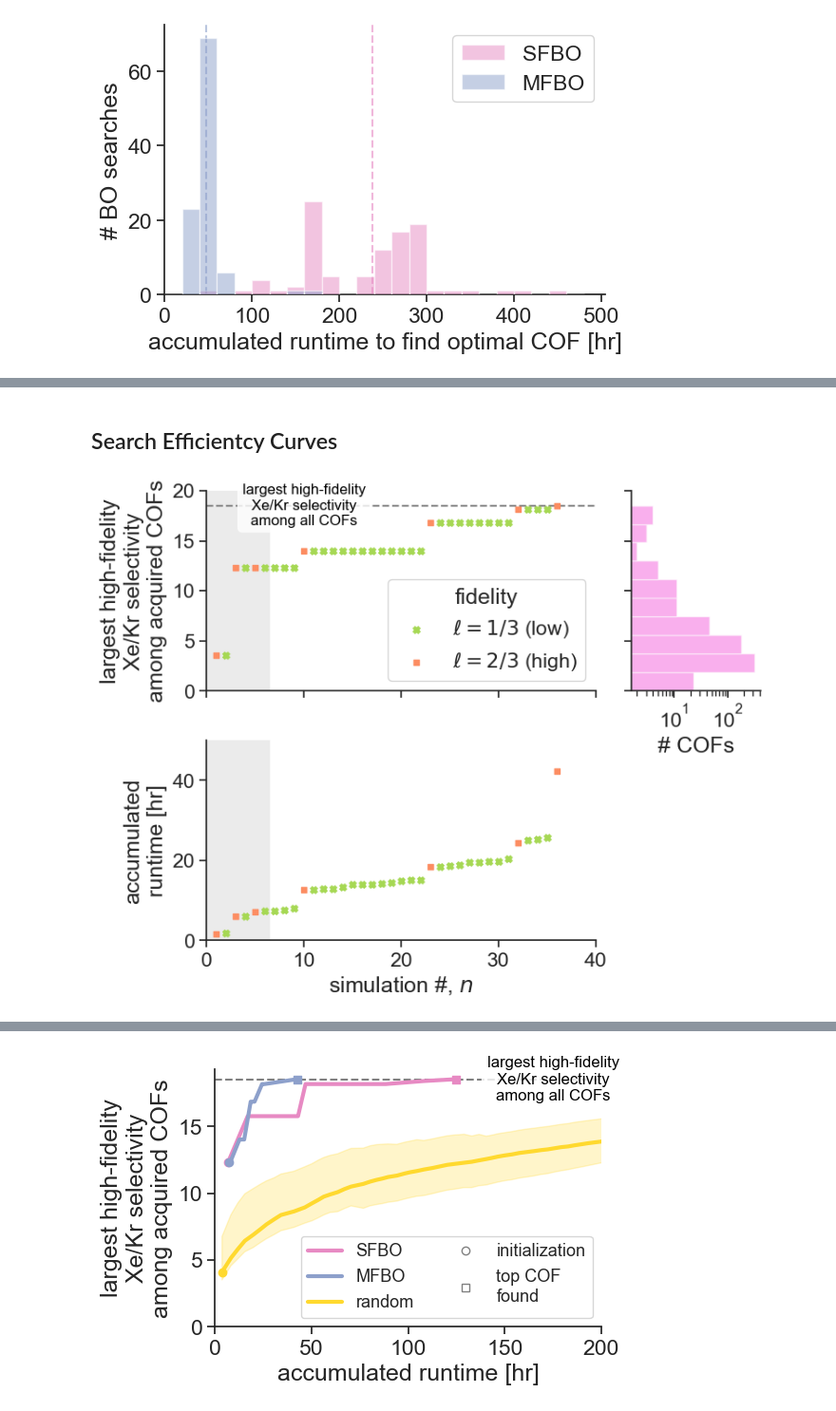
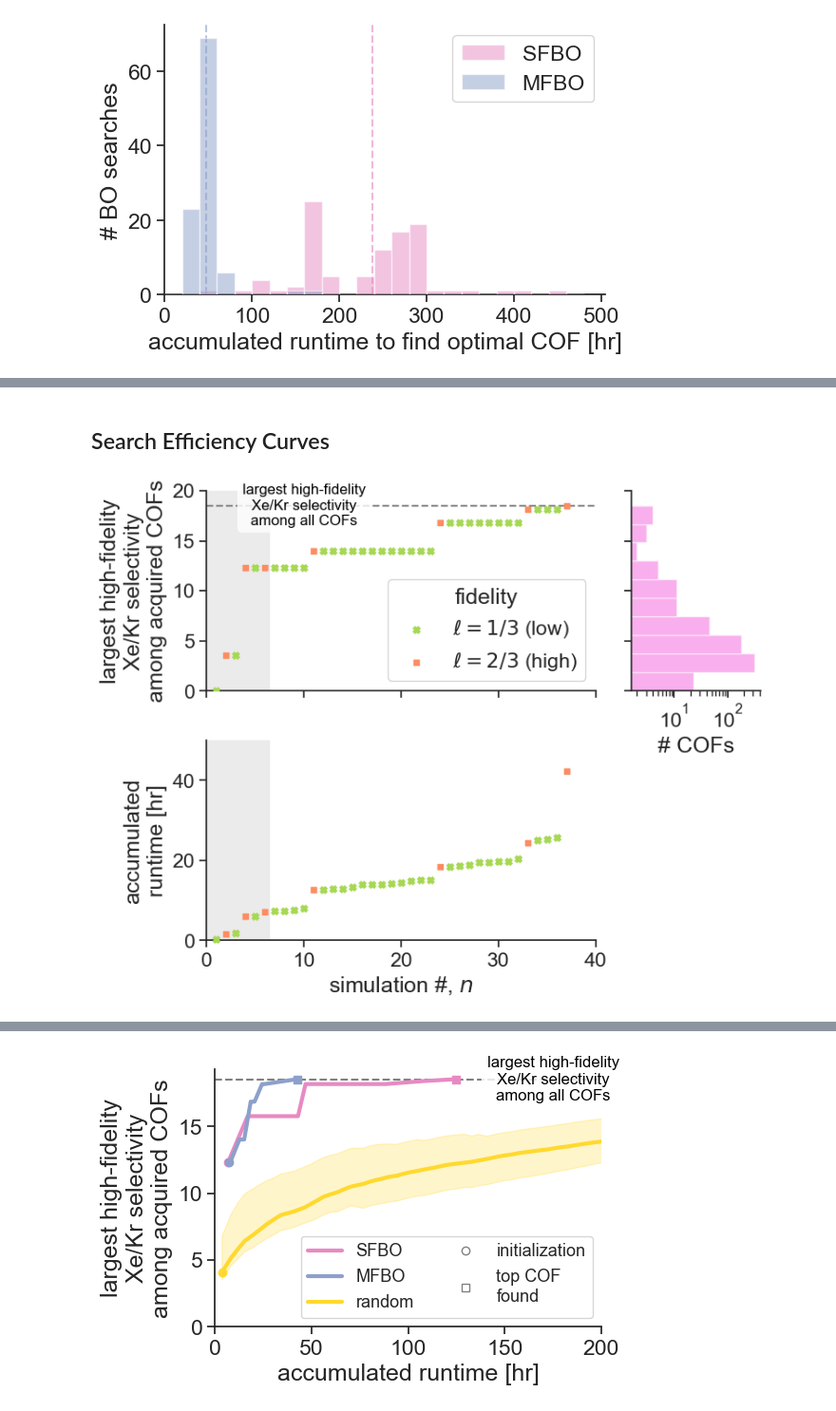
Before and after one commit to SimonEnsemble/multi-fidelity-BO-of-COFs-for-Xe-Kr-seps, a Jupyter notebook: figs/viz.ipynb, the cells around one changed output, grey strips where cells are left out. Shown at 95% size. Saved outputs shown, nothing was run; the diff lists cells and outputs as text; code cells hidden in the pictures.

Commit message:
fix bug in search efficiency curve. was off by one iteration

```diff
--- a/figs/viz.ipynb
+++ b/figs/viz.ipynb
@@ -277,18 +287,18 @@ width = 20
 bins = np.array([int(width*i) for i in range(int(500 / width))])
 
 for i, res, search_type in zip([0, 1], [sfbo_res, mfbo_res], ["SFBO", "MFBO"]):
-    x = []
+    cost_to_acquire_top_cof = []
     # color
     color = algo_to_color[search_type]
 
     for r in range(nb_runs):
         n = res['BO_iter_top_cof_acquired'][r]
-        x.append(res['accumulated_cost'][r][n])
+        cost_to_acquire_top_cof.append(res['accumulated_cost'][r][n])
 
-    print(search_type, " max search time = ", np.max(x))
-    print(search_type, " avg search time = ", np.mean(x))
-    plt.axvline(x=np.mean(x), color=color, linestyle="--", lw=1.5, alpha=0.6)
-    plt.hist(x, bins, label=search_type, color=color, alpha=0.5, zorder=10)
+    print(search_type, " max search time = ", np.max(cost_to_acquire_top_cof))
+    print(search_type, " avg search time = ", np.mean(cost_to_acquire_top_cof))
+    plt.axvline(x=np.mean(cost_to_acquire_top_cof), color=color, linestyle="--", lw=1.5, alpha=0.6)
+    plt.hist(cost_to_acquire_top_cof, bins, label=search_type, color=color, alpha=0.5, zorder=10)
 
 ###
 #  axis settings
@@ -356,5 +322,5 @@ MFBO  avg search time =  47.98519344802233
 # %% [markdown]
-## Search Efficientcy Curves
+## Search Efficiency Curves
 # %%
 ###
 #  get the maximum selectivity from a running list
@@ -383,18 +349,16 @@ mfbo_acc_cost = mfbo_res['accumulated_cost'][0][:iter_top_cof_acquired+1]
 gridspec_kw={'width_ratios': [6, 2], 'height_ratios': [4, 4]} # set ratios
 fig, ax = plt.subplots(nrows=2, ncols=2, gridspec_kw=gridspec_kw, figsize=(8, 7))
 
-
-
 ###
 #  search efficiency vs accumulated cost
 #  include scatter for search start and stop
 ###
-ax[0,0].scatter(np.where(_fids[:iter_top_cof_acquired+1] == lf_val)[0][1:],
-                mfbo_ymax_acq[_fids[:iter_top_cof_acquired+1] == lf_val][1:],
+ax[0,0].scatter(np.where(_fids[:iter_top_cof_acquired+1] == lf_val)[0]+1,
+                mfbo_ymax_acq[_fids[:iter_top_cof_acquired+1] == lf_val],
                 label=r"$\ell=1/3$ (low)",
                 ec=fid_to_color["low"], marker=fid_to_marker["low"], s=ms, zorder=10)
 
-ax[0,0].scatter(np.where(_fids[:iter_top_cof_acquired+1] == hf_val)[0],
+ax[0,0].scatter(np.where(_fids[:iter_top_cof_acquired+1] == hf_val)[0]+1,
                 mfbo_ymax_acq[_fids[:iter_top_cof_acquired+1] == hf_val],
                 label=r"$\ell=2/3$ (high)",
                 ec=fid_to_color["high"], marker=fid_to_marker["high"], s=ms, zorder=10)
@@ -436,41 +400,41 @@ plt.setp(ax[0,1].get_yticklabels(), visible=False) # remove yticklabels
 ax[1,0].sharex(ax[0,0])
 
 
-ax[1,0].scatter(np.where(_fids[:iter_top_cof_acquired+1] == lf_val)[0][1:],
-                mfbo_acc_cost[_fids[:iter_top_cof_acquired+1] == lf_val][1:],
-                marker=fid_to_marker["low"], ec=fid_to_color["low"], s=ms, zorder=10) # fc="none",
+ax[1,0].scatter(np.where(_fids[:iter_top_cof_acquired+1] == lf_val)[0]+1,
+                mfbo_acc_cost[_fids[:iter_top_cof_acquired+1] == lf_val],
+                marker=fid_to_marker["low"], ec=fid_to_color["low"], s=ms, zorder=100, clip_on=False) # fc="none",
 
-ax[1,0].scatter(np.where(_fids[:iter_top_cof_acquired+1] == hf_val)[0],
+ax[1,0].scatter(np.where(_fids[:iter_top_cof_acquired+1] == hf_val)[0]+1,
                 mfbo_acc_cost[_fids[:iter_top_cof_acquired+1] == hf_val],
-                marker=fid_to_marker["high"], ec=fid_to_color["high"], s=ms, zorder=10)
+                marker=fid_to_marker["high"], ec=fid_to_color["high"], s=ms, zorder=100, clip_on=False)
 
 ax[1,0].axvspan(0, iter_start + 0.5, color='C7', alpha=0.25, lw=0)
 
 ax[1,0].set_ylim(ymin=-0, ymax=50)
 ax[1,0].set_xlabel('simulation #, $n$')
 ax[1,0].set_ylabel("accumulated\nruntime [hr]")
 # plt.setp(ax[1,0].get_xticklabels(), visible=False) # remove yticklabels
 
 
 ###
 #  remove extra axis
 ###
 plt.delaxes(ax[1,1])
 
 ###
 #  axis settings
 ###
 # search efficiency
 ax[0,0].set_xlim(xmin=-0, xmax=40)
 ax[0,0].set_ylim(ymin=0, ymax=20)
 ax[0,0].set_ylabel("largest high-fidelity\nXe/Kr selectivity\namong acquired COFs")
     #r'$\max_{\mathbf{x} \in \mathcal{A}}\, y^{(\ell=2/3)}(\mathbf{x})$')
 ax[0,0].legend(title="fidelity", loc=4, ncol=1)
 plt.subplots_adjust(hspace=-12, wspace=0)
 plt.tight_layout()
 sns.despine()
 if save_plots:
     plt.savefig("./MFBO_multipanel.pdf", bbox_inches="tight", format="pdf")
 plt.show()
 # %% [output]
-[figure, old version]
+[figure, new version]
```
Also changed, not shown: parts of 11 cells of this notebook.
